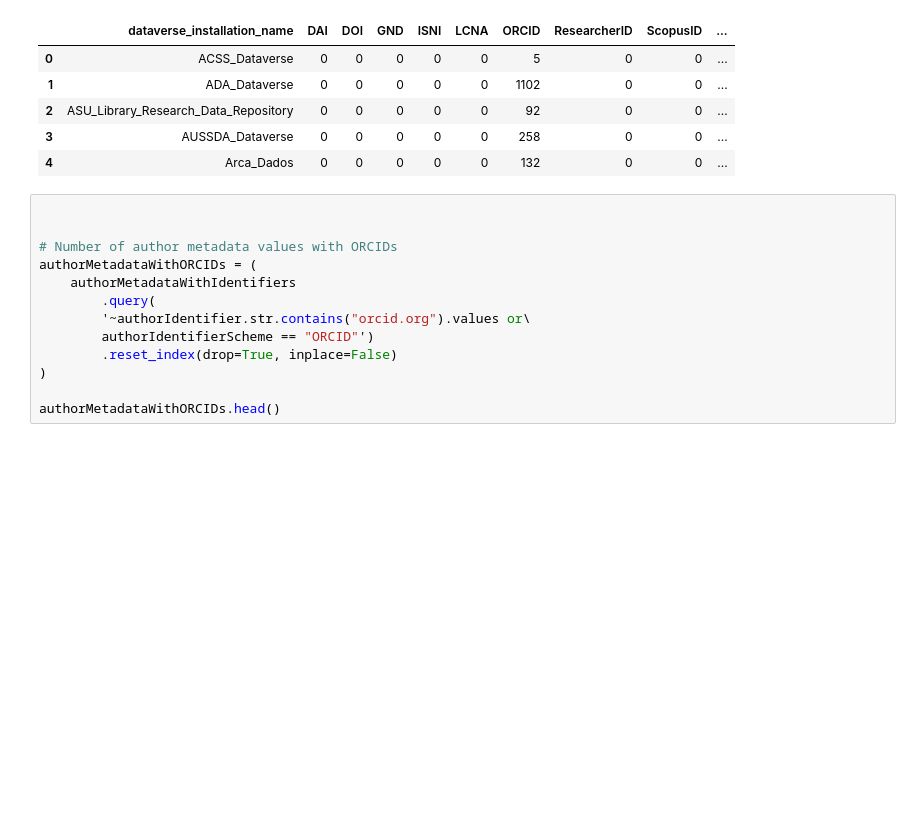
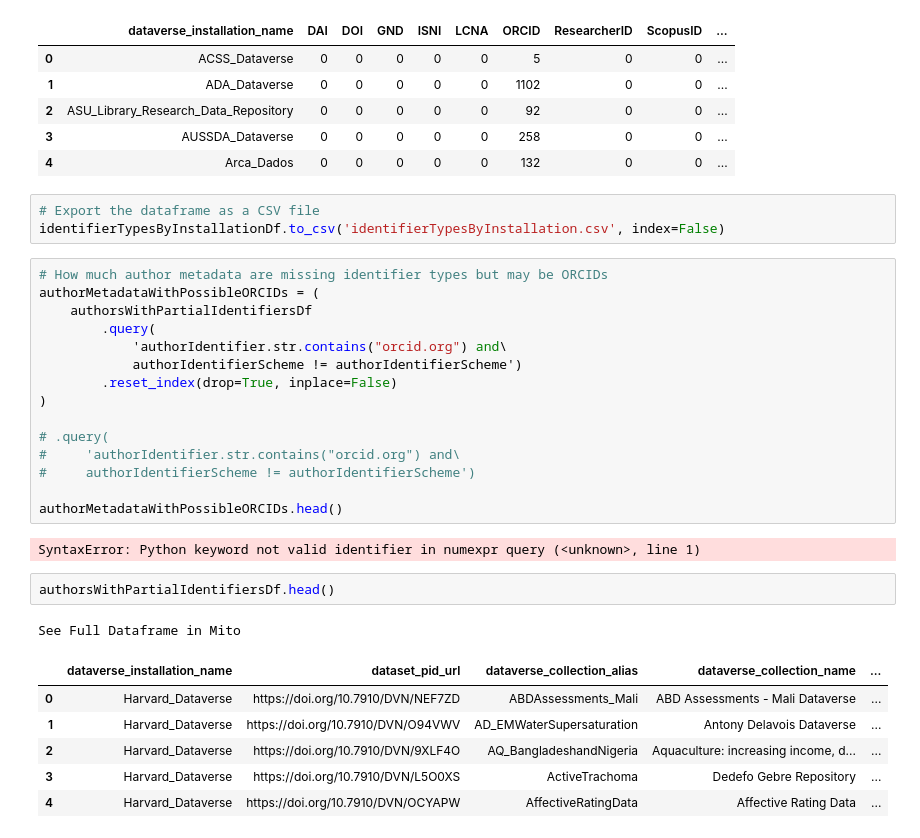
Before and after one commit to jggautier/ux-research-data-analysis, a Jupyter notebook: notebooks/PIDs_for_people_in_Dataverse_datasets/PIDs_for_people_in_HDV_datasets.ipynb, the cells around one changed output. Saved outputs shown, nothing was run; the diff lists cells and outputs as text; blank space fills up the shorter version.

```diff
--- a/notebooks/PIDs_for_people_in_Dataverse_datasets/PIDs_for_people_in_HDV_datasets.ipynb
+++ b/notebooks/PIDs_for_people_in_Dataverse_datasets/PIDs_for_people_in_HDV_datasets.ipynb
@@ -249,16 +249,33 @@ See Full Dataframe in Mito
 | 2 | ASU_Library_Research_Data_Repository | 0 | 0 | 0 | 0 | 0 | 92 | 0 | 0 | ... |
 | 3 | AUSSDA_Dataverse | 0 | 0 | 0 | 0 | 0 | 258 | 0 | 0 | ... |
 | 4 | Arca_Dados | 0 | 0 | 0 | 0 | 0 | 132 | 0 | 0 | ... |
+# %%
+# Export the dataframe as a CSV file
+identifierTypesByInstallationDf.to_csv('identifierTypesByInstallation.csv', index=False)
 # %%
-
-
-# Number of author metadata values with ORCIDs
-authorMetadataWithORCIDs = (
-    authorMetadataWithIdentifiers
+# How much author metadata are missing identifier types but may be ORCIDs
+authorMetadataWithPossibleORCIDs = (
+    authorsWithPartialIdentifiersDf
         .query(
-        '~authorIdentifier.str.contains("orcid.org").values or\
-        authorIdentifierScheme == "ORCID"')
+            'authorIdentifier.str.contains("orcid.org") and\
+            authorIdentifierScheme != authorIdentifierScheme')
         .reset_index(drop=True, inplace=False)
 )
 
-authorMetadataWithORCIDs.head()
+# .query(
+#     'authorIdentifier.str.contains("orcid.org") and\
+#     authorIdentifierScheme != authorIdentifierScheme')
+
+authorMetadataWithPossibleORCIDs.head()
+# %% [output]
+SyntaxError: Python keyword not valid identifier in numexpr query (<unknown>, line 1)
+# %%
+authorsWithPartialIdentifiersDf.head()
+# %% [output]
+See Full Dataframe in Mito
+|  | dataverse_installation_name | dataset_pid_url | dataverse_collection_alias | dataverse_collection_name | ... |
+| 0 | Harvard_Dataverse | https://doi.org/10.7910/DVN/NEF7ZD | ABDAssessments_Mali | ABD Assessments - Mali Dataverse | ... |
+| 1 | Harvard_Dataverse | https://doi.org/10.7910/DVN/O94VWV | AD_EMWaterSupersaturation | Antony Delavois Dataverse | ... |
+| 2 | Harvard_Dataverse | https://doi.org/10.7910/DVN/9XLF4O | AQ_BangladeshandNigeria | Aquaculture: increasing income, d... | ... |
+| 3 | Harvard_Dataverse | https://doi.org/10.7910/DVN/L5O0XS | ActiveTrachoma | Dedefo Gebre Repository | ... |
+| 4 | Harvard_Dataverse | https://doi.org/10.7910/DVN/OCYAPW | AffectiveRatingData | Affective Rating Data | ... |
```
